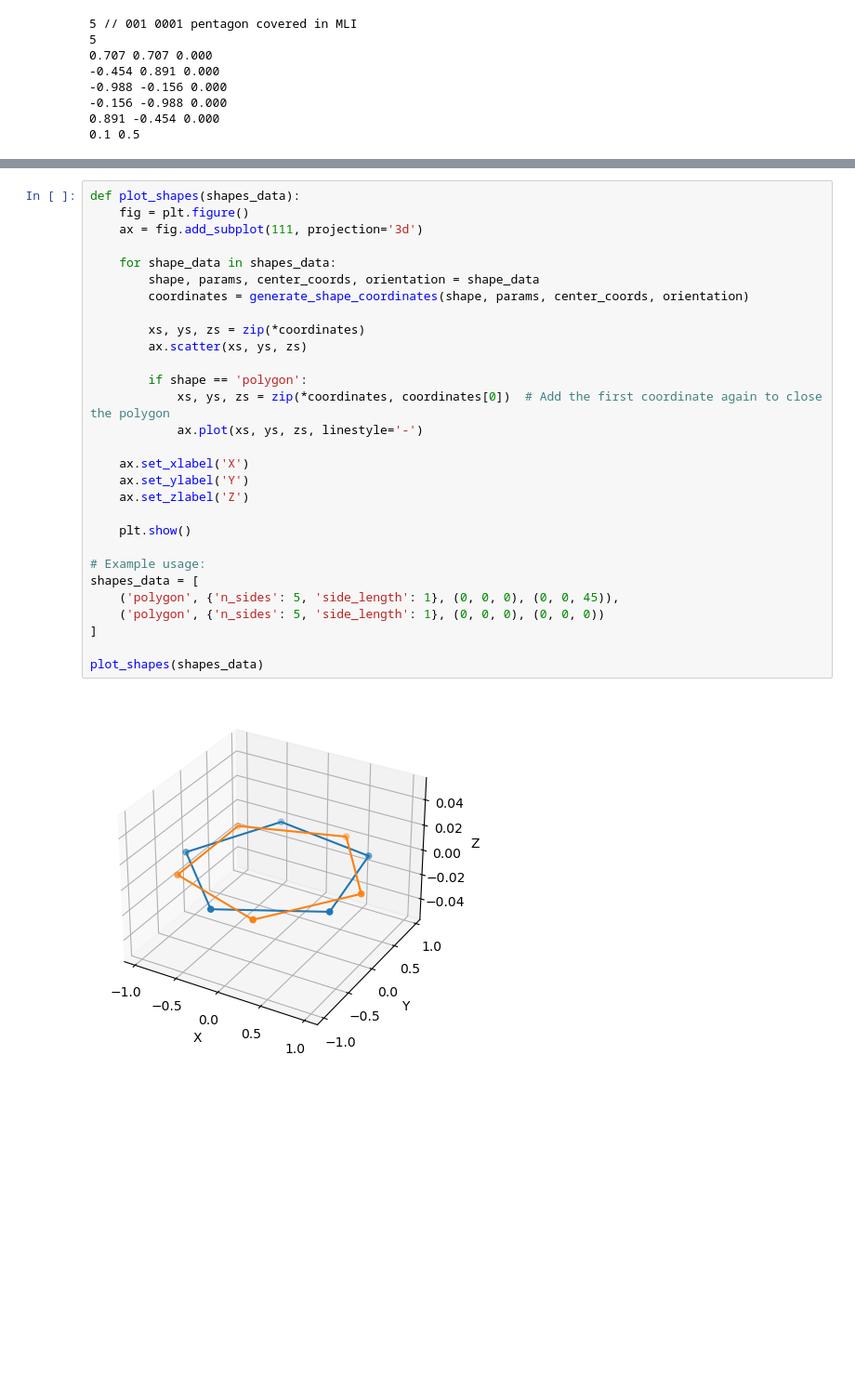
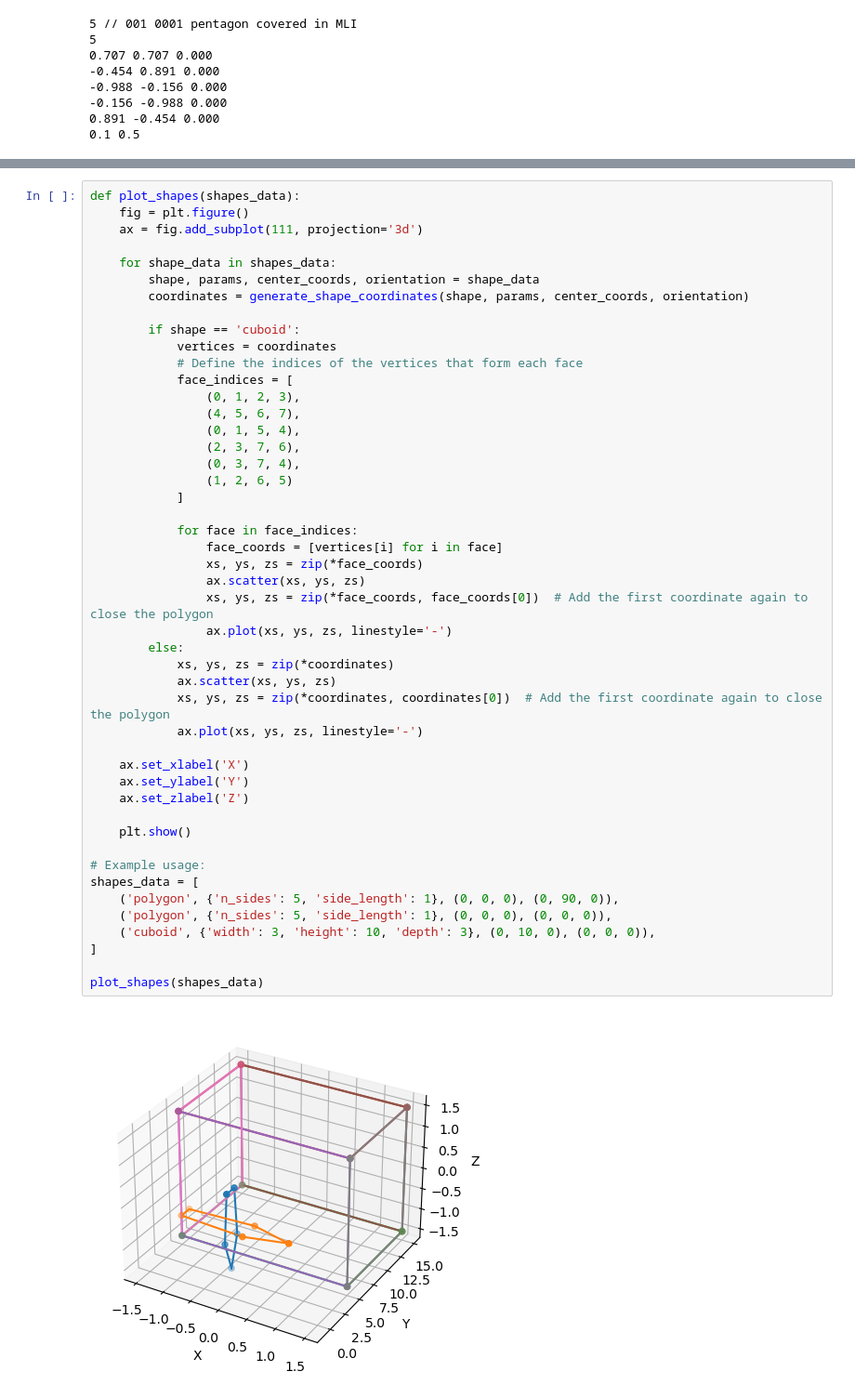
Before and after one commit to CharlesPlusC/SRP_tools, a Jupyter notebook: shape_builder.ipynb, the cells around one changed output, grey strips where cells are left out. Shown: that part at 93% size. Cells and saved outputs as stored; diff of their text form; blank space fills up the shorter version.

```diff
--- a/shape_builder.ipynb
+++ b/shape_builder.ipynb
@@ -140,31 +153,49 @@ plot_shape(shape, params, center_coords, orientation)
 # %%
 def plot_shapes(shapes_data):
     fig = plt.figure()
     ax = fig.add_subplot(111, projection='3d')
 
     for shape_data in shapes_data:
         shape, params, center_coords, orientation = shape_data
         coordinates = generate_shape_coordinates(shape, params, center_coords, orientation)
 
-        xs, ys, zs = zip(*coordinates)
-        ax.scatter(xs, ys, zs)
+        if shape == 'cuboid':
+            vertices = coordinates
+            # Define the indices of the vertices that form each face
+            face_indices = [
+                (0, 1, 2, 3),
+                (4, 5, 6, 7),
+                (0, 1, 5, 4),
+                (2, 3, 7, 6),
+                (0, 3, 7, 4),
+                (1, 2, 6, 5)
+            ]
 
-        if shape == 'polygon':
+            for face in face_indices:
+                face_coords = [vertices[i] for i in face]
+                xs, ys, zs = zip(*face_coords)
+                ax.scatter(xs, ys, zs)
+                xs, ys, zs = zip(*face_coords, face_coords[0])  # Add the first coordinate again to close the polygon
+                ax.plot(xs, ys, zs, linestyle='-')
+        else:
+            xs, ys, zs = zip(*coordinates)
+            ax.scatter(xs, ys, zs)
             xs, ys, zs = zip(*coordinates, coordinates[0])  # Add the first coordinate again to close the polygon
             ax.plot(xs, ys, zs, linestyle='-')
 
     ax.set_xlabel('X')
     ax.set_ylabel('Y')
     ax.set_zlabel('Z')
 
     plt.show()
 
 # Example usage:
 shapes_data = [
-    ('polygon', {'n_sides': 5, 'side_length': 1}, (0, 0, 0), (0, 0, 45)),
-    ('polygon', {'n_sides': 5, 'side_length': 1}, (0, 0, 0), (0, 0, 0))
+    ('polygon', {'n_sides': 5, 'side_length': 1}, (0, 0, 0), (0, 90, 0)),
+    ('polygon', {'n_sides': 5, 'side_length': 1}, (0, 0, 0), (0, 0, 0)),
+    ('cuboid', {'width': 3, 'height': 10, 'depth': 3}, (0, 10, 0), (0, 0, 0)),
 ]
 
 plot_shapes(shapes_data)
 # %% [output]
-[figure, old version]
+[figure, new version]
```
Also changed, not shown: parts of 6 cells of this notebook, 2 other files.
